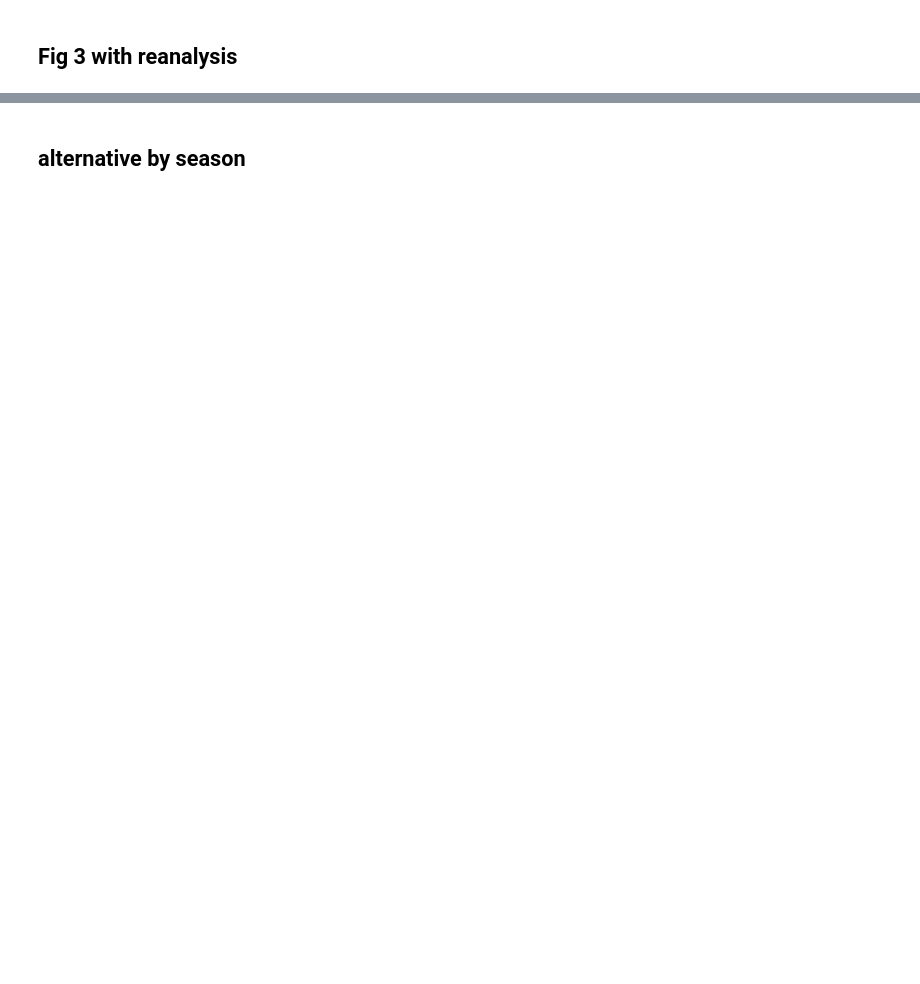
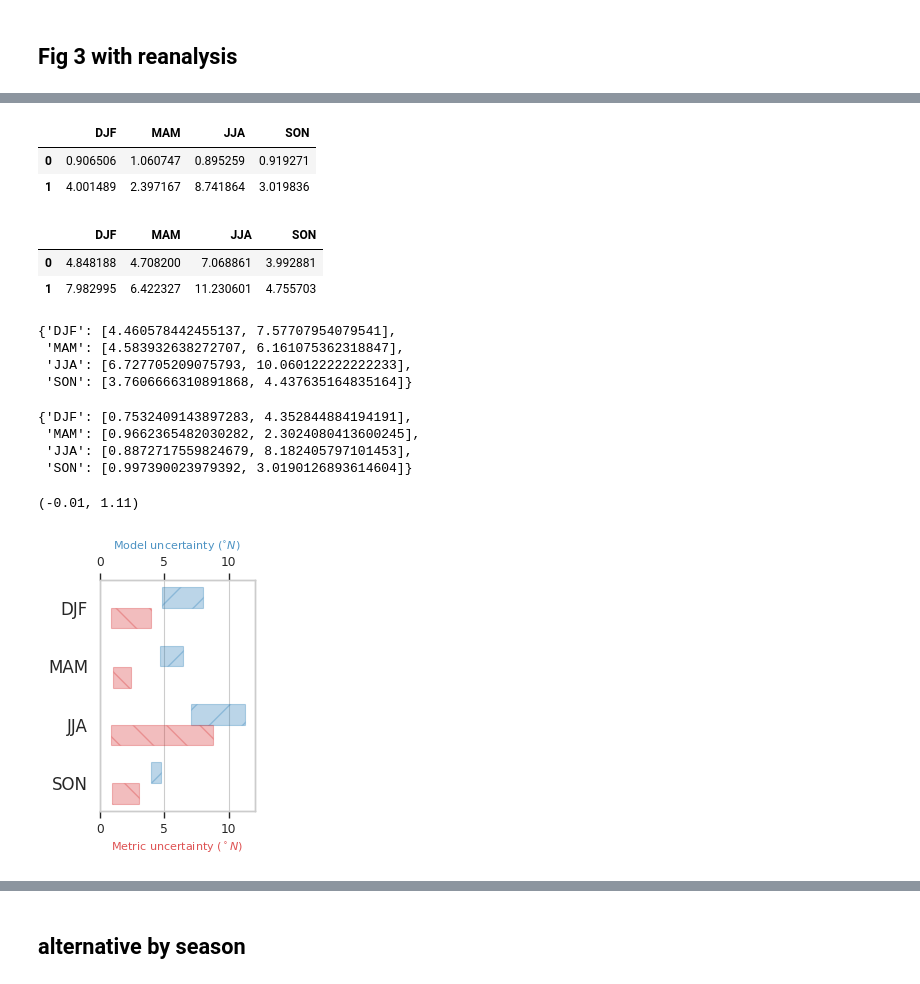
Before and after one commit to Thomasjkeel/uncertainty-in-npac-jet-shift, a Jupyter notebook: Figure_3.ipynb, the cells around one changed output, grey strips where cells are left out. Cells and saved outputs as stored; diff of their text form; code cells hidden in the pictures; blank space fills up the shorter version.

```diff
--- a/Figure_3.ipynb
+++ b/Figure_3.ipynb
@@ -794,0 +805,17 @@ Wall time: 41.3 s
+# %%
+all_metric_endofcentury_season_mean = []
+for metric_to_use in all_plotted_jetstats:
+    # get end of century min max mean
+    metric_endcenturymean_djf = all_df_npac_scenariomip_dataset[metric_to_use]["2070":"2100"][all_df_npac_scenariomip_dataset[metric_to_use]["2070":"2100"].index.month.isin([1, 2, 12])].mean()
+    metric_endcenturymean_mam = all_df_npac_scenariomip_dataset[metric_to_use]["2070":"2100"][all_df_npac_scenariomip_dataset[metric_to_use]["2070":"2100"].index.month.isin([3, 4, 5])].mean()
+    metric_endcenturymean_jja = all_df_npac_scenariomip_dataset[metric_to_use]["2070":"2100"][all_df_npac_scenariomip_dataset[metric_to_use]["2070":"2100"].index.month.isin([6, 7, 8])].mean()
+    metric_endcenturymean_son = all_df_npac_scenariomip_dataset[metric_to_use]["2070":"2100"][all_df_npac_scenariomip_dataset[metric_to_use]["2070":"2100"].index.month.isin([9, 10, 11])].mean()
+
+    metric_endofcentury_metric_name = pd.Series([metric_to_use]*len(metric_endcenturymean_djf), name='metric')
+    metric_endofcentury_season_mean = pd.concat([metric_endcenturymean_djf, metric_endcenturymean_mam, metric_endcenturymean_jja, metric_endcenturymean_son], axis=1)
+    metric_endofcentury_season_mean = metric_endofcentury_season_mean.reset_index()
+    metric_endofcentury_season_mean = pd.concat([metric_endofcentury_metric_name, metric_endofcentury_season_mean], axis=1)
+    metric_endofcentury_season_mean.columns = ["metric", "model", "DJF", "MAM", "JJA", "SON"]
+    all_metric_endofcentury_season_mean.append(metric_endofcentury_season_mean)
+# %%
+all_metric_endofcentury_season_mean_df = pd.concat(all_metric_endofcentury_season_mean)
@@ -794,0 +901,3 @@ Wall time: 41.3 s
+# %%
+scenariomean_season_metric_range = (pd.DataFrame(ssp126_seasonal_metric_range) + pd.DataFrame(ssp245_seasonal_metric_range) + pd.DataFrame(ssp370_seasonal_metric_range) + pd.DataFrame(ssp585_seasonal_metric_range))/4
+scenariomean_season_model_range = (pd.DataFrame(ssp126_seasonal_model_range) + pd.DataFrame(ssp245_seasonal_model_range) + pd.DataFrame(ssp370_seasonal_model_range) + pd.DataFrame(ssp585_seasonal_model_range))/4
@@ -794,0 +911,56 @@ Wall time: 41.3 s
+# %%
+scenariomean_season_metric_range
+# %% [output]
+|  | DJF | MAM | JJA | SON |
+| 0 | 0.906506 | 1.060747 | 0.895259 | 0.919271 |
+| 1 | 4.001489 | 2.397167 | 8.741864 | 3.019836 |
+# %%
+scenariomean_season_model_range
+# %% [output]
+|  | DJF | MAM | JJA | SON |
+| 0 | 4.848188 | 4.708200 | 7.068861 | 3.992881 |
+| 1 | 7.982995 | 6.422327 | 11.230601 | 4.755703 |
+# %%
+ssp126_seasonal_model_range# shows model uncertainty (i.e. difference between max and min metrics per data)
+# %% [output]
+{'DJF': [4.460578442455137, 7.57707954079541],
+ 'MAM': [4.583932638272707, 6.161075362318847],
+ 'JJA': [6.727705209075793, 10.060122222222233],
+ 'SON': [3.7606666310891868, 4.437635164835164]}
+# %%
+ssp126_seasonal_metric_range # shows metric uncertainty (i.e. difference between max and min)
+# %% [output]
+{'DJF': [0.7532409143897283, 4.352844884194191],
+ 'MAM': [0.9662365482030282, 2.3024080413600245],
+ 'JJA': [0.8872717559824679, 8.182405797101453],
+ 'SON': [0.997390023979392, 3.0190126893614604]}
+# %%
+sns.set_context('paper')
+fig, ax = plt.subplots(1, figsize=(2, 3))
+## Dataset diff (blue)
+ax.add_patch(mpatches.Rectangle(xy=(min(scenariomean_season_model_range['DJF']), 0.975), width=max(scenariomean_season_model_range['DJF'])-min(scenariomean_season_model_range['DJF']), height=(0.1), hatch='/', color='C0', alpha=.3, clip_on= True))
+ax.add_patch(mpatches.Rectangle(xy=(min(scenariomean_season_model_range['MAM']), 0.69), width=max(scenariomean_season_model_range['MAM'])-min(scenariomean_season_model_range['MAM']), height=(0.1), hatch='/', color='C0', alpha=.3, clip_on= True))
+ax.add_patch(mpatches.Rectangle(xy=(min(scenariomean_season_model_range['JJA']), 0.408), width=max(scenariomean_season_model_range['JJA'])-min(scenariomean_season_model_range['JJA']), height=(0.1), hatch='/', color='C0', alpha=.3, clip_on= True))
+ax.add_patch(mpatches.Rectangle(xy=(min(scenariomean_season_model_range['SON']), 0.125), width=max(scenariomean_season_model_range['SON'])-min(scenariomean_season_model_range['SON']), height=(0.1), hatch='/', color='C0', alpha=.3, clip_on= True))
+
+## Metric diff (red)
+ax.add_patch(mpatches.Rectangle(xy=(min(scenariomean_season_metric_range['DJF']), 0.875), width=max(scenariomean_season_metric_range['DJF'])-min(scenariomean_season_metric_range['DJF']), height=(0.1), hatch='\\', color='C3', alpha=.3, clip_on= True))
+ax.add_patch(mpatches.Rectangle(xy=(min(scenariomean_season_metric_range['MAM']), 0.585), width=max(scenariomean_season_metric_range['MAM'])-min(scenariomean_season_metric_range['MAM']), height=(0.1), hatch='\\', color='C3', alpha=.3, clip_on= True))
+ax.add_patch(mpatches.Rectangle(xy=(min(scenariomean_season_metric_range['JJA']), 0.308), width=max(scenariomean_season_metric_range['JJA'])-min(scenariomean_season_metric_range['JJA']), height=(0.1),  hatch='\\', color='C3', alpha=.3, clip_on= True))
+ax.add_patch(mpatches.Rectangle(xy=(min(scenariomean_season_metric_range['SON']), 0.025), width=max(scenariomean_season_metric_range['SON'])-min(scenariomean_season_metric_range['SON']), height=(0.1), hatch='\\', color='C3', alpha=.3, clip_on= True))
+scenariomean_season_model_range
+ax.set_yticks(np.linspace(0.125, 0.975, 4), labels=["SON", "JJA", "MAM", "DJF"], size=12)
+ax2 = ax.twiny()
+ax2.set_xlabel("Model uncertainty $(^{\circ}N)$", color='C0', size=8, alpha=.8)
+ax.set_xlabel("Metric uncertainty $({^\circ}N)$", color='C3', size=8, alpha=.8)
+# ax.set_xticks([0, 0.25, 0.5, 0.75, 1], [0, 0.25, 0.5, 0.75, 1],  fontsize=7)
+# ax2.set_xticks([0, 0.25, 0.5, 0.75, 1], [0, 0.25, 0.5, 0.75, 1],  fontsize=7)
+ax2.grid(False)
+ax.grid(axis='y')
+ax.set_xlim(0, 12)
+ax2.set_xlim(0, 12)
+ax.set_ylim(-0.01, 1.11)
+# fig.savefig("figures/supp_modelscenario_vs_metric.png", bbox_inches='tight')
+# %% [output]
+(-0.01, 1.11)
+[figure, added]
```
Also changed, not shown: parts of 31 cells of this notebook, 18 other files.
